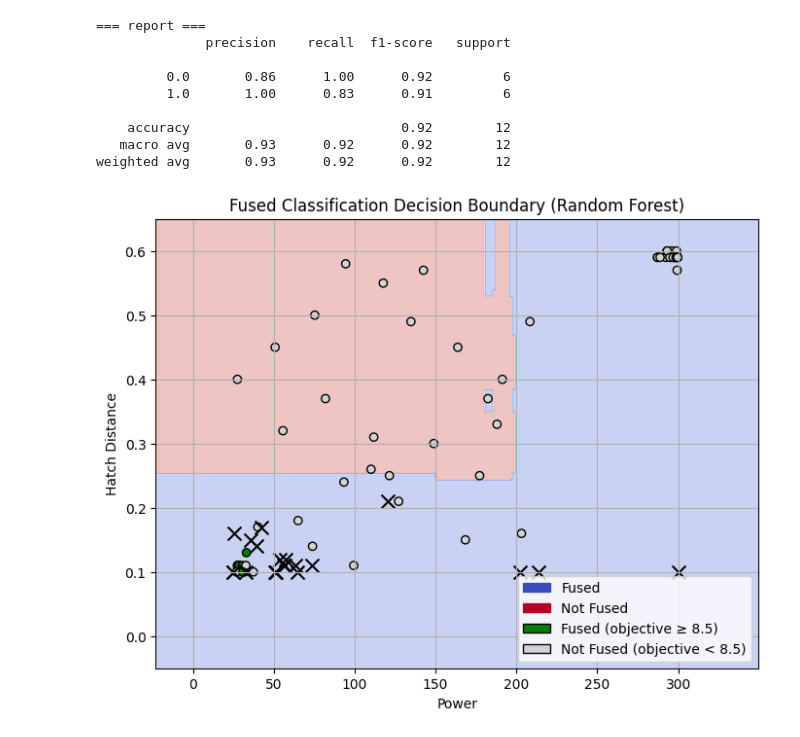
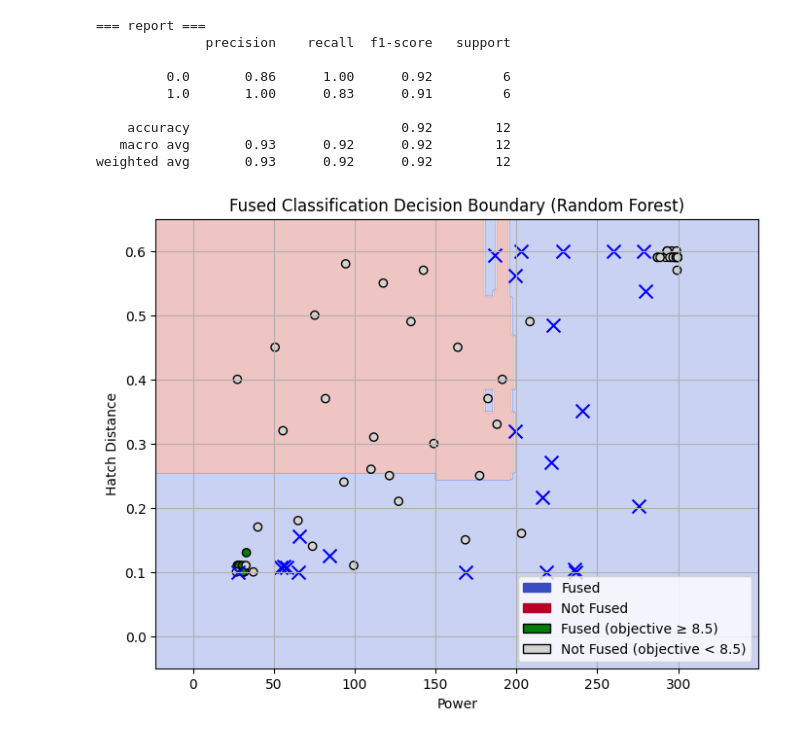
Before and after one commit to momoruin123/botorch_lpbf, a Jupyter notebook: classifier_BO/test.ipynb, the cells around one changed output. Saved outputs shown, nothing was run; the diff lists cells and outputs as text; code cells hidden in the pictures.

```diff
--- a/classifier_BO/test.ipynb
+++ b/classifier_BO/test.ipynb
@@ -53,8 +53,31 @@ Y = torch.tensor(df[["label_visibility", "surface_uniformity"]].values, dtype=to
 Fused_Label = torch.tensor(df[["fused"]].values, dtype=torch.double).squeeze()
 Objective = torch.tensor(df[["objective"]].values, dtype=torch.double).squeeze()
 df = pd.read_csv("Candidates.csv")
-X_candidates = torch.tensor(df[["power", "hatch_distance", "outline_power"]].values, dtype=torch.double)
-
+# X_candidates = torch.tensor(df[["power", "hatch_distance", "outline_power"]].values, dtype=torch.double)
+X_candidates = torch.tensor([[5.6012e+01, 1.0821e-01, 2.5000e+01],
+        [2.3630e+02, 1.0000e-01, 5.9699e+01],
+        [2.7565e+02, 2.0285e-01, 6.7474e+01],
+        [2.4076e+02, 3.5139e-01, 1.9437e+02],
+        [2.1578e+02, 2.1565e-01, 5.3454e+01],
+        [6.5692e+01, 1.5637e-01, 2.3815e+02],
+        [2.2266e+02, 4.8472e-01, 8.2763e+01],
+        [2.0306e+02, 6.0000e-01, 2.2618e+02],
+        [2.2894e+02, 6.0000e-01, 4.9782e+01],
+        [2.7992e+02, 5.3777e-01, 8.5677e+01],
+        [5.4347e+01, 1.0783e-01, 2.5000e+01],
+        [1.6845e+02, 1.0000e-01, 2.4196e+02],
+        [8.4199e+01, 1.2604e-01, 2.5719e+02],
+        [2.2150e+02, 2.7031e-01, 1.2939e+02],
+        [2.7872e+02, 6.0000e-01, 2.9127e+02],
+        [2.3565e+02, 1.0483e-01, 5.1416e+01],
+        [1.9900e+02, 3.1965e-01, 4.1310e+01],
+        [6.5433e+01, 1.0000e-01, 2.8154e+02],
+        [1.9903e+02, 5.6233e-01, 1.2649e+02],
+        [2.5988e+02, 6.0000e-01, 4.6353e+01],
+        [2.7796e+01, 1.0000e-01, 1.6546e+02],
+        [5.8072e+01, 1.0776e-01, 2.5000e+01],
+        [1.8633e+02, 5.9349e-01, 2.7167e+02],
+        [2.1858e+02, 1.0000e-01, 1.9404e+02]], dtype=torch.float64)
 # Y = Y[:, 1:]  # only need the last three columns
 # print(X.shape, Y.shape)
 
@@ -67,31 +90,31 @@ X_RF_train, X_RF_test, y_RF_train, y_RF_test = train_test_split(X_RF, Fused_Labe
 clf = RandomForestClassifier(n_estimators=5000, random_state=96)
 clf.fit(X_RF_train, y_RF_train)
 
 # 2.3 Evaluation
 #   model \ target |    positive     |    negative
 # ----------------------------------------------------
 #      true        |  true_positive  | false_positive
 # ----------------------------------------------------
 #      false       | false_negative  | true_negative
 # ----------------------------------------------------
 
 # precision = true_positive/(true_positive+false_positive)
 # recall = true_positive/(true_positive+false_negative)
 # F1 Score = 2 * (precision * recall) / (precision + recall)
 y_pred = clf.predict(X_RF_test)
 print("=== report ===")
 print(classification_report(y_RF_test, y_pred))
 
 # 2.4. visualization
 plot_fused_decision_boundary(X_RF, Fused_Label, Objective, X_candidates)
 # %% [output]
 === report ===
               precision    recall  f1-score   support
 
          0.0       0.86      1.00      0.92         6
          1.0       1.00      0.83      0.91         6
 
     accuracy                           0.92        12
    macro avg       0.93      0.92      0.92        12
 weighted avg       0.93      0.92      0.92        12
-[figure, old version]
+[figure, new version]
```
Also changed, not shown: 4 other files.
